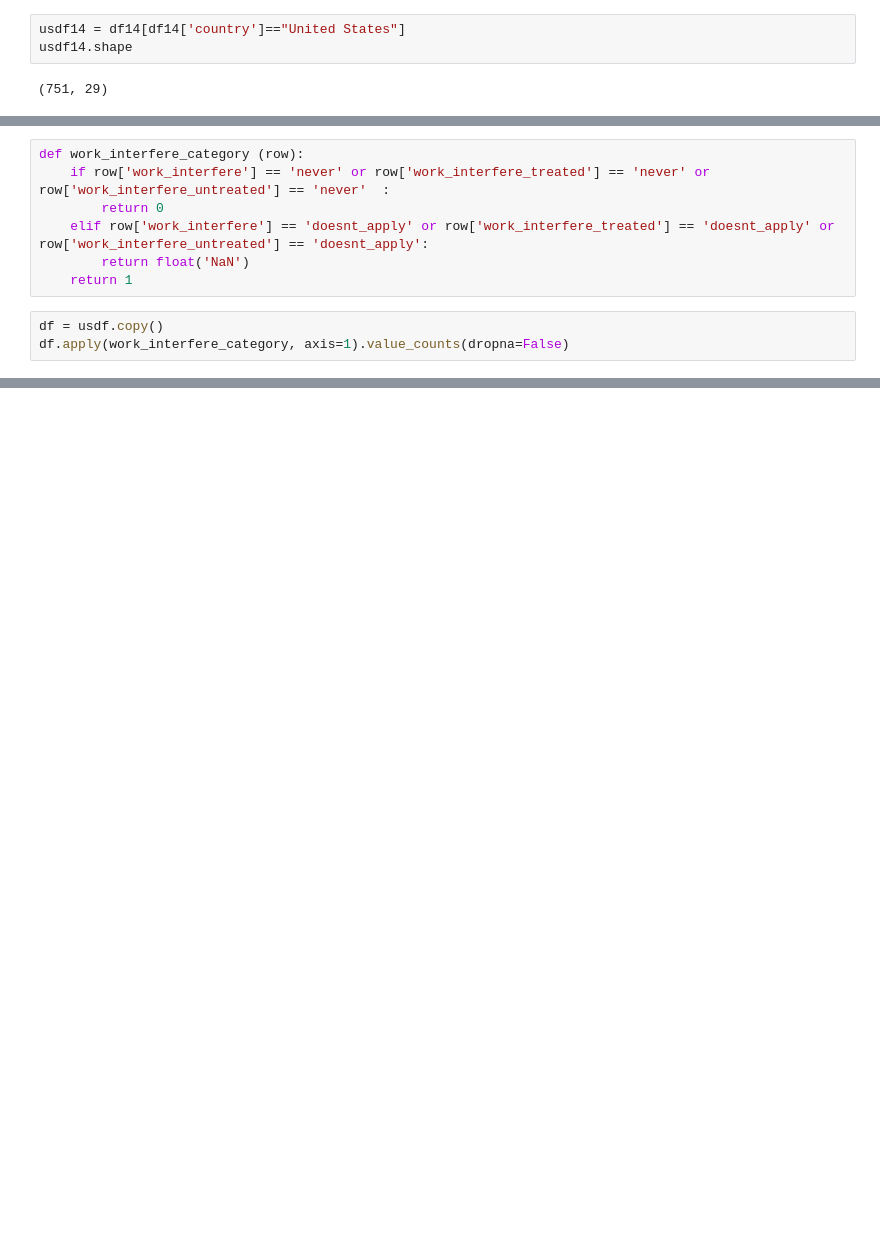
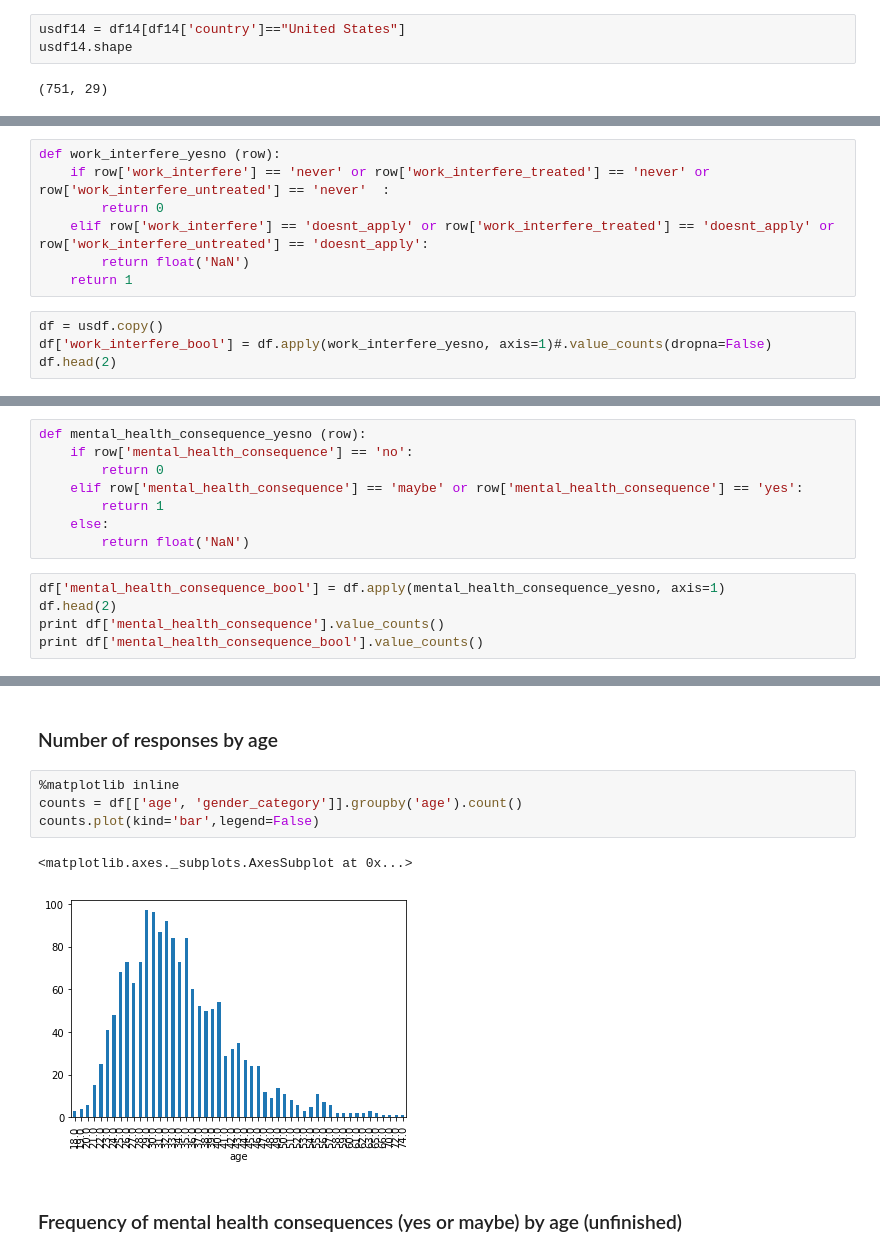
Before and after one commit to bgveenstra/ds-sf-32-brianna, a Jupyter notebook: mental-health-in-tech/us-mental-health-tech.ipynb, the cells around one changed output, grey strips where cells are left out. Saved outputs shown, nothing was run; the diff lists cells and outputs as text; blank space fills up the shorter version.

Commit message:
country, state for ds16

```diff
--- a/mental-health-in-tech/us-mental-health-tech.ipynb
+++ b/mental-health-in-tech/us-mental-health-tech.ipynb
@@ -133,5 +121,5 @@ usdf.head(2)
 # %%
-def work_interfere_category (row):
+def work_interfere_yesno (row):
     if row['work_interfere'] == 'never' or row['work_interfere_treated'] == 'never' or row['work_interfere_untreated'] == 'never'  :
         return 0
     elif row['work_interfere'] == 'doesnt_apply' or row['work_interfere_treated'] == 'doesnt_apply' or row['work_interfere_untreated'] == 'doesnt_apply':
@@ -139,5 +127,6 @@ def work_interfere_category (row):
     return 1
 # %%
 df = usdf.copy()
-df.apply(work_interfere_category, axis=1).value_counts(dropna=False)
+df['work_interfere_bool'] = df.apply(work_interfere_yesno, axis=1)#.value_counts(dropna=False)
+df.head(2)
 # %% [output]
@@ -147,0 +137,13 @@ dtype: int64
+# %%
+def mental_health_consequence_yesno (row):
+    if row['mental_health_consequence'] == 'no':
+        return 0
+    elif row['mental_health_consequence'] == 'maybe' or row['mental_health_consequence'] == 'yes':
+        return 1
+    else:
+        return float('NaN')
+# %%
+df['mental_health_consequence_bool'] = df.apply(mental_health_consequence_yesno, axis=1)
+df.head(2)
+print df['mental_health_consequence'].value_counts()
+print df['mental_health_consequence_bool'].value_counts()
@@ -147,0 +175,11 @@ dtype: int64
+# %% [markdown]
+### Number of responses by age
+# %%
+%matplotlib inline
+counts = df[['age', 'gender_category']].groupby('age').count()
+counts.plot(kind='bar',legend=False)
+# %% [output]
+<matplotlib.axes._subplots.AxesSubplot at 0x...>
+[figure, added]
+# %% [markdown]
+### Frequency of mental health consequences (yes or maybe) by age (unfinished)
```
Also changed, not shown: parts of 30 cells of this notebook, 4 other files.
